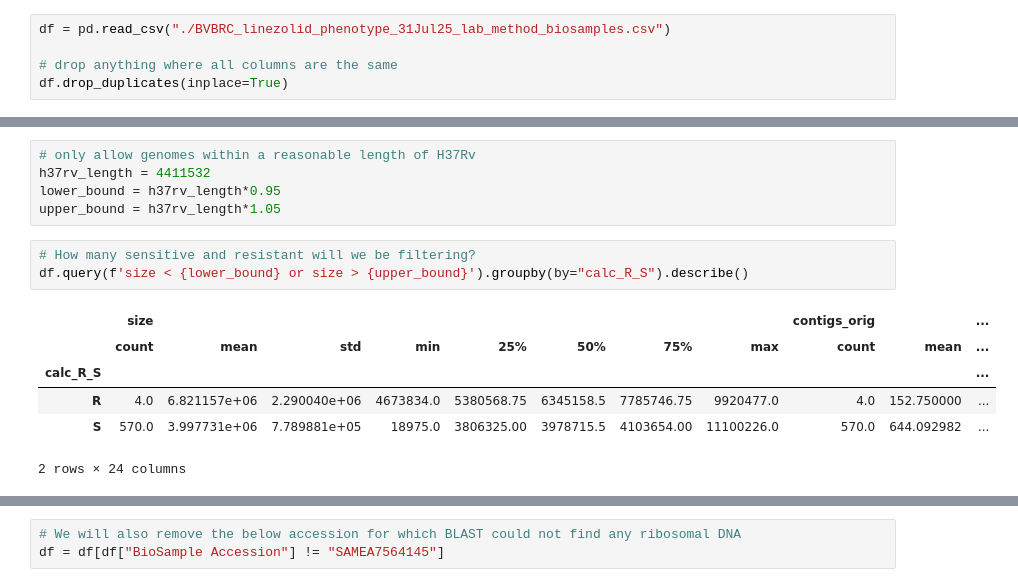
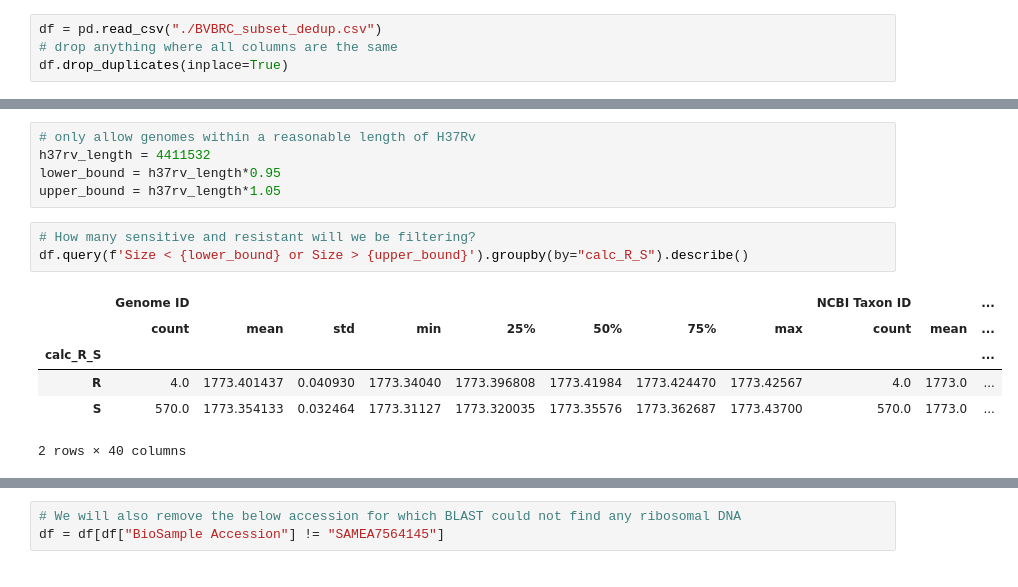
Before and after one commit to BrynMarieR/rlmN_frameshift, a Jupyter notebook: mutation_analysis/data_analysis.ipynb, the cells around one changed output, grey strips where cells are left out. Cells and saved outputs as stored; diff of their text form.

```diff
--- a/mutation_analysis/data_analysis.ipynb
+++ b/mutation_analysis/data_analysis.ipynb
@@ -16,8 +16,7 @@ import matplotlib.pyplot as plt
 
 The BV-BRC phenotype data are all stored in the related CSV file.
 # %%
-df = pd.read_csv("./BVBRC_linezolid_phenotype_31Jul25_lab_method_biosamples.csv")
-
+df = pd.read_csv("./BVBRC_subset_dedup.csv")
 # drop anything where all columns are the same
 df.drop_duplicates(inplace=True)
 # %%
@@ -144,12 +143,12 @@ lower_bound = h37rv_length*0.95
 upper_bound = h37rv_length*1.05
 # %%
 # How many sensitive and resistant will we be filtering?
-df.query(f'size < {lower_bound} or size > {upper_bound}').groupby(by="calc_R_S").describe()
+df.query(f'Size < {lower_bound} or Size > {upper_bound}').groupby(by="calc_R_S").describe()
 # %% [output]
-|  | size |  |  |  |  |  |  |  | contigs_orig |  | ... |
+|  | Genome ID |  |  |  |  |  |  |  | NCBI Taxon ID |  | ... |
 |  | count | mean | std | min | 25% | 50% | 75% | max | count | mean | ... |
 | calc_R_S |  |  |  |  |  |  |  |  |  |  | ... |
-| R | 4.0 | 6.821157e+06 | 2.290040e+06 | 4673834.0 | 5380568.75 | 6345158.5 | 7785746.75 | 9920477.0 | 4.0 | 152.750000 | ... |
-| S | 570.0 | 3.997731e+06 | 7.789881e+05 | 18975.0 | 3806325.00 | 3978715.5 | 4103654.00 | 11100226.0 | 570.0 | 644.092982 | ... |
+| R | 4.0 | 1773.401437 | 0.040930 | 1773.34040 | 1773.396808 | 1773.41984 | 1773.424470 | 1773.42567 | 4.0 | 1773.0 | ... |
+| S | 570.0 | 1773.354133 | 0.032464 | 1773.31127 | 1773.320035 | 1773.35576 | 1773.362687 | 1773.43700 | 570.0 | 1773.0 | ... |
-2 rows × 24 columns
+2 rows × 40 columns
 # %%
```
Also changed, not shown: parts of 43 cells of this notebook, 11 other files.
